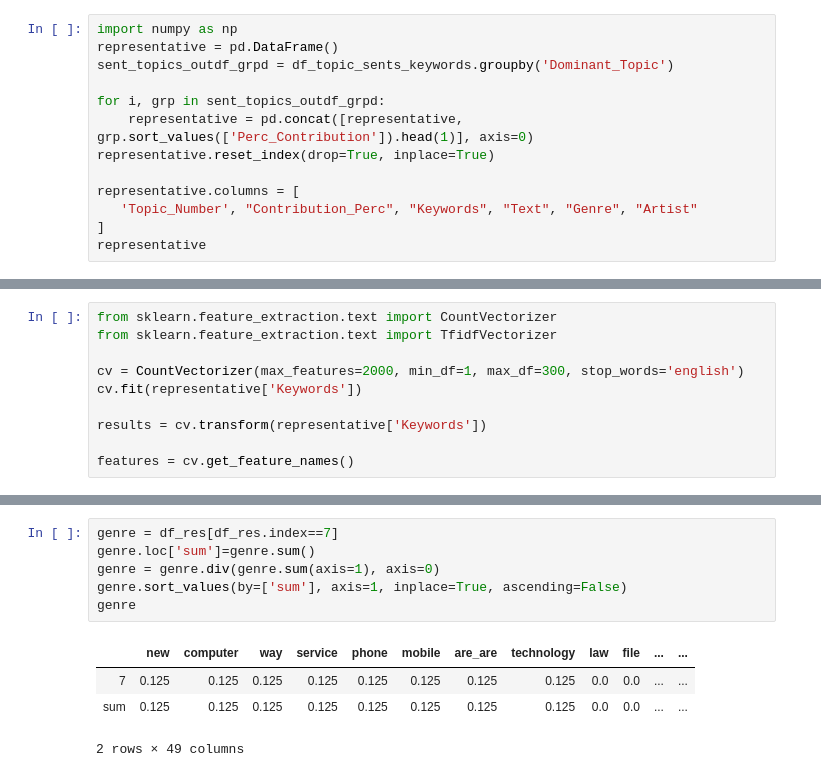
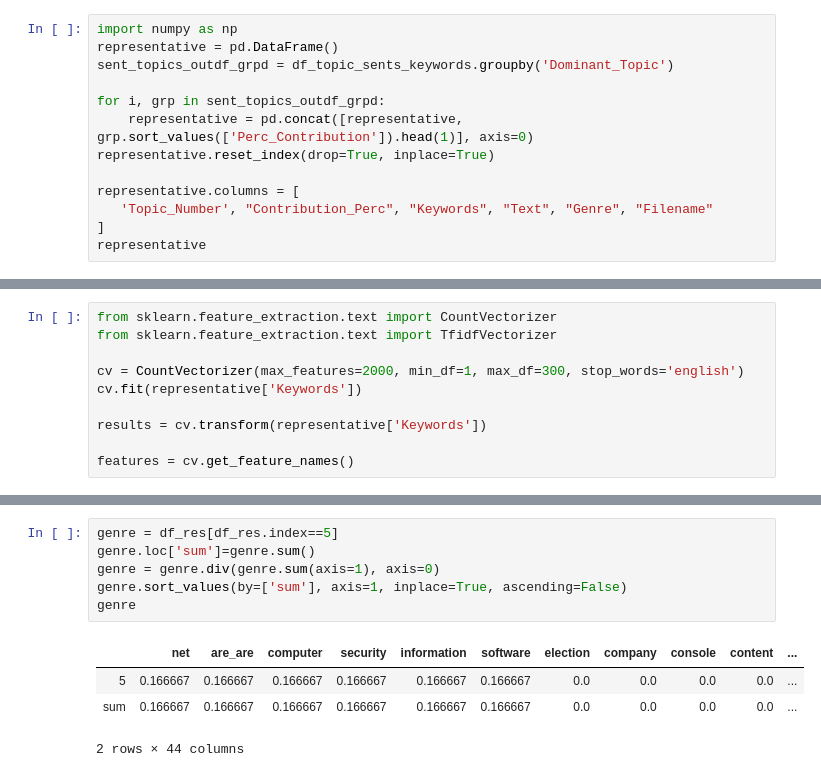
Before and after one commit to tig1795/BBC_News_cluster, a Jupyter notebook: Notebooks/6_Topic Modeling/Topic_Modeling2.ipynb, the cells around one changed output, grey strips where cells are left out. Saved outputs shown, nothing was run; the diff lists cells and outputs as text.

```diff
--- a/Notebooks/6_Topic Modeling/Topic_Modeling2.ipynb
+++ b/Notebooks/6_Topic Modeling/Topic_Modeling2.ipynb
@@ -529,7 +529,7 @@ for i, grp in sent_topics_outdf_grpd:
 representative.reset_index(drop=True, inplace=True)
 
 representative.columns = [
-   'Topic_Number', "Contribution_Perc", "Keywords", "Text", "Genre", "Artist"
+   'Topic_Number', "Contribution_Perc", "Keywords", "Text", "Genre", "Filename"
 ]
 representative
 # %% [output]
@@ -587,14 +587,14 @@ df_res
 # %%
-genre = df_res[df_res.index==7]
+genre = df_res[df_res.index==5]
 genre.loc['sum']=genre.sum()
 genre = genre.div(genre.sum(axis=1), axis=0)
 genre.sort_values(by=['sum'], axis=1, inplace=True, ascending=False)
 genre
 # %% [output]
-|  | new | computer | way | service | phone | mobile | are_are | technology | law | file | ... | ... |
-| 7 | 0.125 | 0.125 | 0.125 | 0.125 | 0.125 | 0.125 | 0.125 | 0.125 | 0.0 | 0.0 | ... | ... |
-| sum | 0.125 | 0.125 | 0.125 | 0.125 | 0.125 | 0.125 | 0.125 | 0.125 | 0.0 | 0.0 | ... | ... |
+|  | net | are_are | computer | security | information | software | election | company | console | content | ... |
+| 5 | 0.166667 | 0.166667 | 0.166667 | 0.166667 | 0.166667 | 0.166667 | 0.0 | 0.0 | 0.0 | 0.0 | ... |
+| sum | 0.166667 | 0.166667 | 0.166667 | 0.166667 | 0.166667 | 0.166667 | 0.0 | 0.0 | 0.0 | 0.0 | ... |
-2 rows × 49 columns
+2 rows × 44 columns
 # %%
 from wordcloud import WordCloud
 
```
Also changed, not shown: parts of 23 cells of this notebook, 8 other files.
